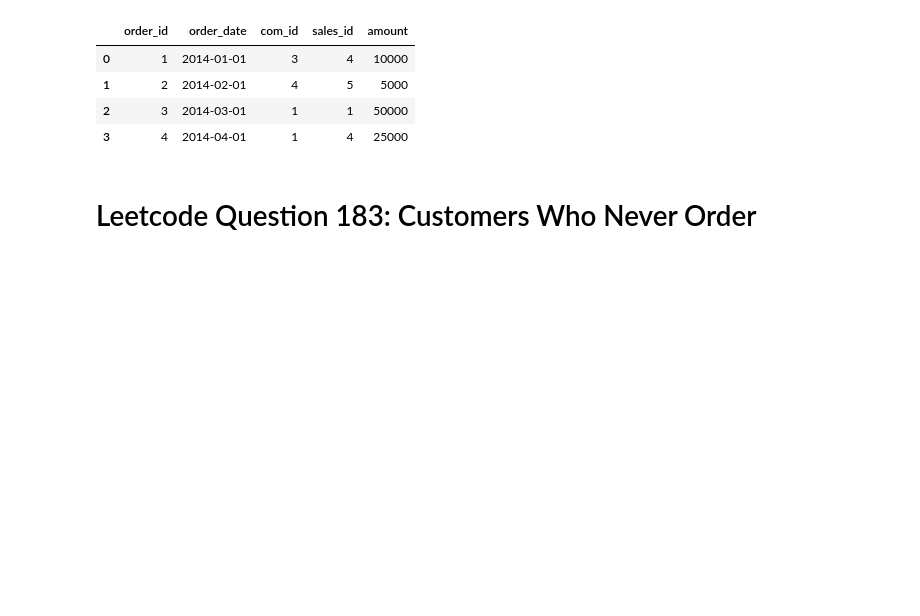
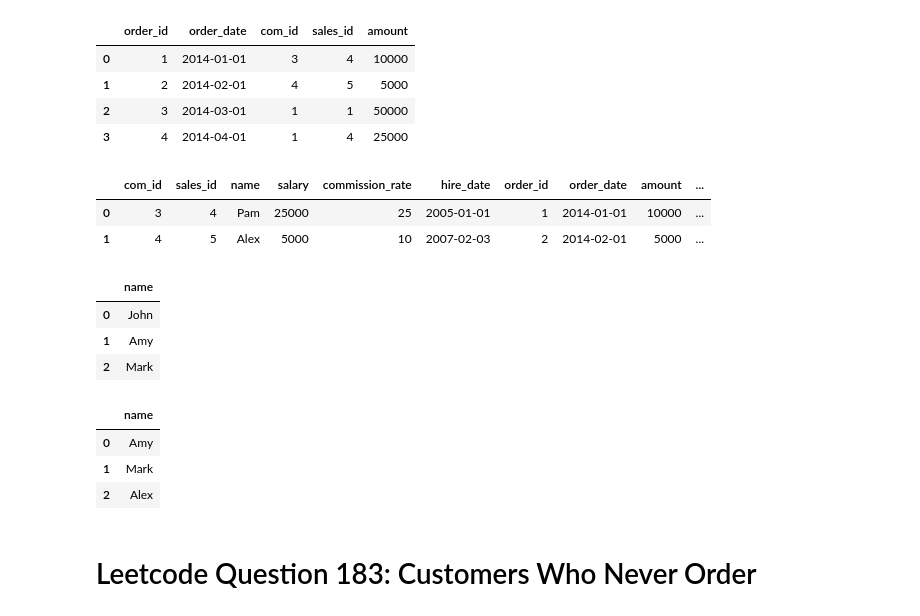
Before and after one commit to DanialArab/SQL, a Jupyter notebook: Leetcode_Database_Questions.ipynb, the cells around one changed output. Drawn from its saved outputs; the diff is of its cells as text; code cells hidden in the pictures; blank space fills up the shorter version.

```diff
--- a/Leetcode_Database_Questions.ipynb
+++ b/Leetcode_Database_Questions.ipynb
@@ -2182,6 +2182,56 @@ FROM Orders
 | 1 | 2 | 2014-02-01 | 4 | 5 | 5000 |
 | 2 | 3 | 2014-03-01 | 1 | 1 | 50000 |
 | 3 | 4 | 2014-04-01 | 1 | 4 | 25000 |
+# %%
+pd.read_sql("""
+SELECT *
+FROM SalesPerson
+JOIN Orders
+    USING (sales_id)
+JOIN Company c
+    USING (com_id)
+WHERE c.name != 'RED'
+""", con)
+# %% [output]
+|  | com_id | sales_id | name | salary | commission_rate | hire_date | order_id | order_date | amount | ... |
+| 0 | 3 | 4 | Pam | 25000 | 25 | 2005-01-01 | 1 | 2014-01-01 | 10000 | ... |
+| 1 | 4 | 5 | Alex | 5000 | 10 | 2007-02-03 | 2 | 2014-02-01 | 5000 | ... |
+# %%
+pd.read_sql("""
+SELECT s.name
+FROM SalesPerson s
+WHERE s.name NOT IN
+    (SELECT s.name
+    FROM SalesPerson s
+    LEFT JOIN Orders
+        USING (sales_id)
+    LEFT JOIN Company c
+        USING (com_id)
+    WHERE c.name != 'RED')
+""", con)
+# %% [output]
+|  | name |
+| 0 | John |
+| 1 | Amy |
+| 2 | Mark |
+# %%
+pd.read_sql("""
+SELECT
+    name
+FROM SalesPerson
+WHERE sales_id not in(
+            SELECT sales_id
+            FROM Orders
+            WHERE com_id IN
+                (SELECT com_id
+                FROM Company
+                WHERE name='Red') )
+""", con)
+# %% [output]
+|  | name |
+| 0 | Amy |
+| 1 | Mark |
+| 2 | Alex |
 # %% [markdown]
 # Leetcode Question 183: Customers Who Never Order
 # %%
```
